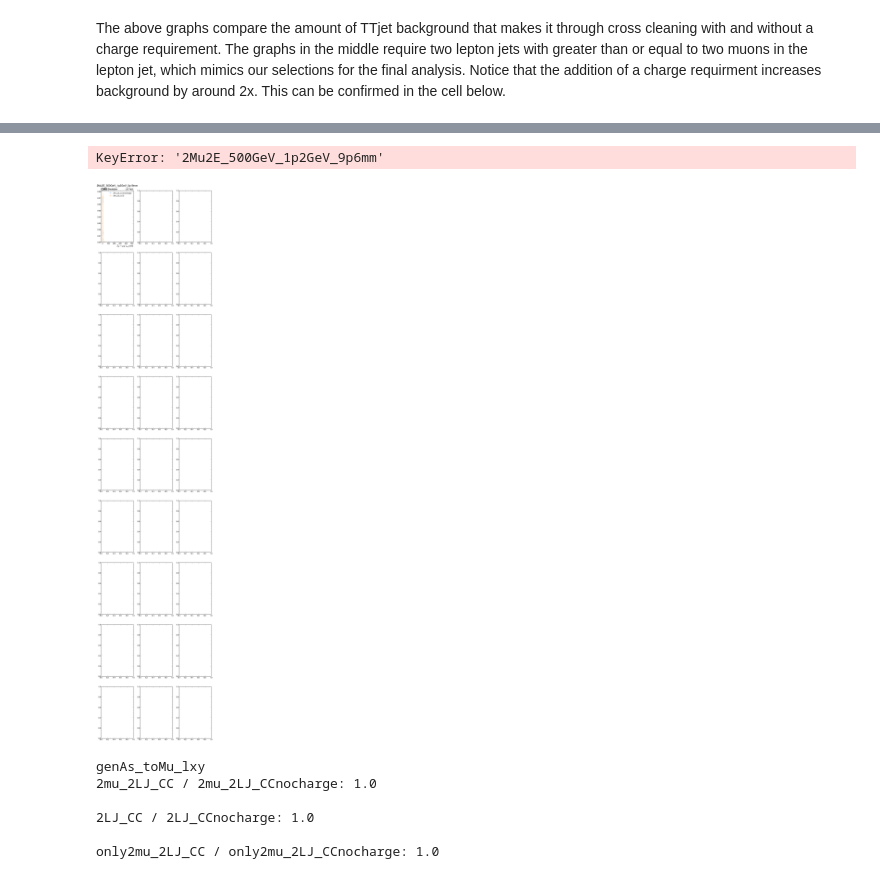
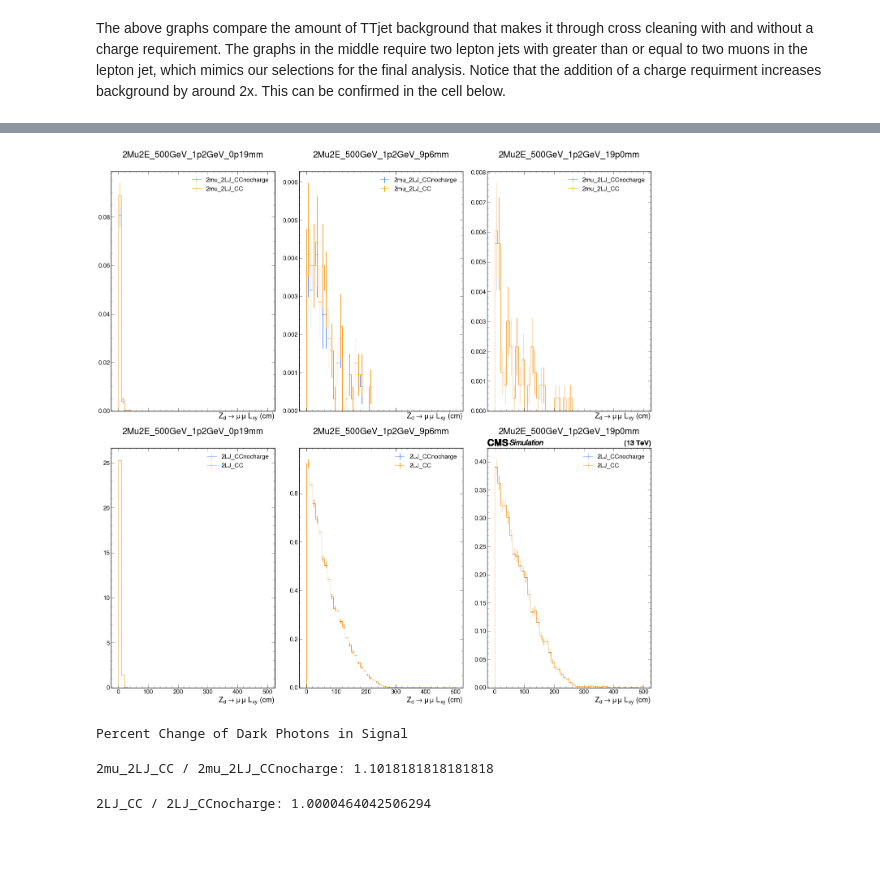
Before and after one commit to knh3dg/SIDM, a Jupyter notebook: sidm/studies/Muon_crosscleaning/charge_requirement.ipynb, the cells around one changed output, grey strips where cells are left out. Cells and saved outputs as stored; diff of their text form; code cells hidden in the pictures; blank space fills up the shorter version.

```diff
--- a/sidm/studies/Muon_crosscleaning/charge_requirement.ipynb
+++ b/sidm/studies/Muon_crosscleaning/charge_requirement.ipynb
@@ -75,8 +65,6 @@ channels = [
     '2mu_2LJ_CC',
     '2LJ_CCnocharge',
     '2LJ_CC',
-    'only2mu_2LJ_CCnocharge',
-    'only2mu_2LJ_CC',
 ]
 
 p = sidm_processor.SidmProcessor(
@@ -170,13 +152,11 @@ channels = [
     '2mu_2LJ_CC',
     '2LJ_CCnocharge',
     '2LJ_CC',
-    'only2mu_2LJ_CCnocharge',
-    'only2mu_2LJ_CC',
 ]
 
 p = sidm_processor.SidmProcessor(
     channels,
-    ["genA_toMu_base"],
+    ["base_plus_gen"],
     verbose=True,
 )
 
@@ -212,33 +184,40 @@ Exception: Failed processing file: WorkItem(dataset='2Mu2E_500GeV_1p2GeV_0p19mm'
-# %%
-channel = [['2mu_2LJ_CCnocharge','2mu_2LJ_CC'],['2LJ_CCnocharge','2LJ_CC']]
-for i in range(len(channel)):
-    plt.subplots(9, 3, figsize=(24, 120))
-    for j in range(27):
-        plt.subplot(9, 3, j+1)
-        channel1 = channel[i][0]
-        channel2 = channel[i][1]
-        utilities.plot(out[samples[j]]["hists"]["genAs_toMu_lxy"][channel1, ::],label=channel1)
-        utilities.plot(out[samples[j]]["hists"]["genAs_toMu_lxy"][channel2, ::],label=channel2)
-        plt.legend()
-        plt.title(samples[j],y=1.07)
-    plt.show()
-# %% [output]
-KeyError: '2Mu2E_500GeV_1p2GeV_9p6mm'
-[figure, removed]
+# %%
+fig, axes = plt.subplots(len(channel), 3, figsize=(28, 14*len(channel)), sharex=True)
+channel = [['2mu_2LJ_CCnocharge','2mu_2LJ_CC'],['2LJ_CCnocharge','2LJ_CC']]
+
+for i in range(len(channel)):
+    channel1 = channel[i][0]
+    channel2 = channel[i][1]
+
+    ax1, ax2, ax3 = axes[i]
+
+    utilities.plot(out[samples[0]]["hists"]["genAs_toMu_lxy"][channel1, ::2j], label=channel1, ax=ax1)
+    utilities.plot(out[samples[0]]["hists"]["genAs_toMu_lxy"][channel2, ::2j], label=channel2, ax=ax1)
+    ax1.legend()
+    ax1.set_title(samples[0],y=1.05)
+
+    utilities.plot(out[samples[1]]["hists"]["genAs_toMu_lxy"][channel1, ::2j], label=channel1, ax=ax2)
+    utilities.plot(out[samples[1]]["hists"]["genAs_toMu_lxy"][channel2, ::2j], label=channel2, ax=ax2)
+    ax2.legend()
+    ax2.set_title(samples[1],y=1.05)
+
+    utilities.plot(out[samples[2]]["hists"]["genAs_toMu_lxy"][channel1, ::2j], label=channel1, ax=ax3)
+    utilities.plot(out[samples[2]]["hists"]["genAs_toMu_lxy"][channel2, ::2j], label=channel2, ax=ax3)
+    ax3.legend()
+    ax3.set_title(samples[2],y=1.05)
+
+plt.tight_layout()
+# %% [output]
+[figure, added]
 # %%
-#number of lepton jets in each case
+#ratio of dark photons in each case
 compare = ['genAs_toMu_lxy']
 
 for i in compare:
-    print(i)
+    print("Percent Change of Dark Photons in Signal")
     for j in range(len(channels)//2):
         print(f'{channels[2*j+1]} / {channels[2*j]}: {out[samples[0]]["hists"][i][2*j+1, ::].values(flow=True).sum() / out[samples[0]]["hists"][i][2*j, ::].values(flow=True).sum()}')
-        print("")
-    print("")
 # %% [output]
-genAs_toMu_lxy
-2mu_2LJ_CC / 2mu_2LJ_CCnocharge: 1.0
-
-2LJ_CC / 2LJ_CCnocharge: 1.0
-
-only2mu_2LJ_CC / only2mu_2LJ_CCnocharge: 1.0
+Percent Change of Dark Photons in Signal
+2mu_2LJ_CC / 2mu_2LJ_CCnocharge: 1.1018181818181818
+2LJ_CC / 2LJ_CCnocharge: 1.0000464042506294
```
Also changed, not shown: parts of 7 cells of this notebook.
